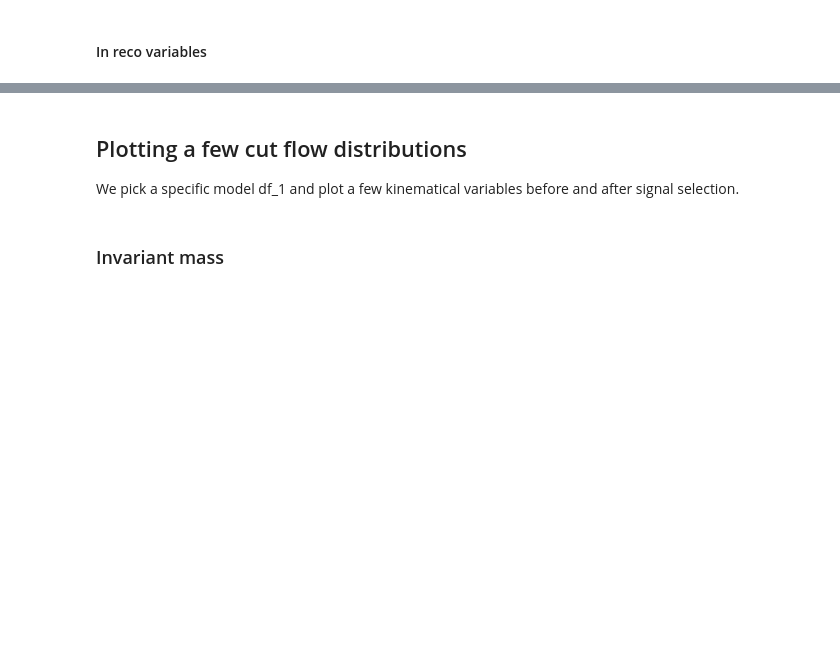
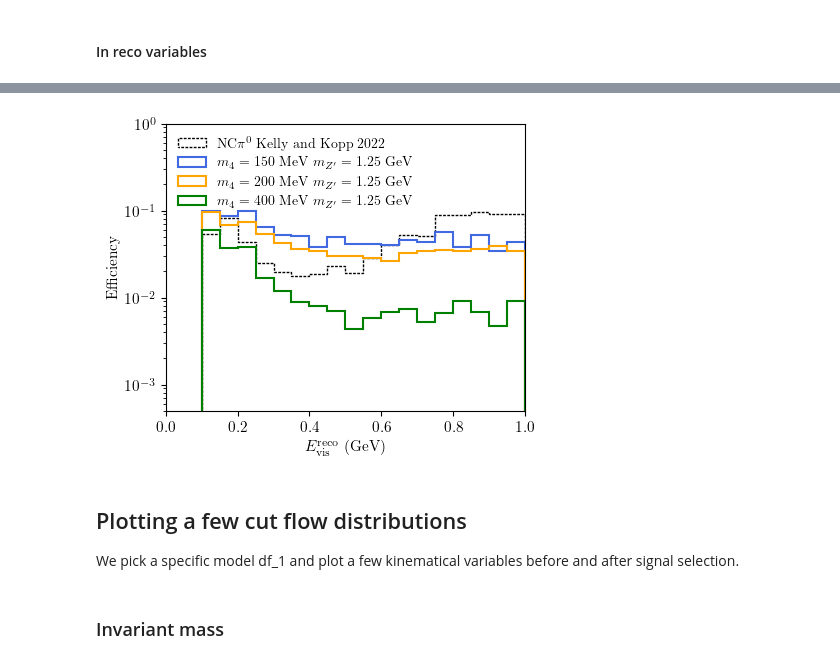
Before and after one commit to mhostert/DarkNews-generator, a Jupyter notebook: examples/Example_4_fastbnb.ipynb, the cells around one changed output, grey strips where cells are left out. Saved outputs shown, nothing was run; the diff lists cells and outputs as text; code cells hidden in the pictures; blank space fills up the shorter version.

```diff
--- a/examples/Example_4_fastbnb.ipynb
+++ b/examples/Example_4_fastbnb.ipynb
@@ -203,34 +212,36 @@ ax.set_yscale('log')
 # %%
 fig, ax = pt.std_fig()
 
 bins = np.linspace(0.0, 1.0, 21, endpoint=True)
 binc = (bins[:-1]+bins[1:])/2
 
 kelly_bins = np.linspace(0.0, 1.0, 21, endpoint=True)
-kelly_circ1_eff = np.genfromtxt(open_text('fastbnb.include.pi0_tools', 'pi0_efficiency_circ1.dat'))
+kelly_circ1_eff = np.genfromtxt(resources.files('fastbnb.include.pi0_tools').joinpath('pi0_efficiency_circ1.dat').open())
 ax.hist(kelly_circ1_eff[:,0], bins= kelly_bins, weights=kelly_circ1_eff[:,1], histtype='step', color='black', ls=(1,(2,1)), label=fr'NC$\pi^0$ Kelly and Kopp 2022')
 
 hist_4_t, _ = np.histogram(VAR_4, bins = bins, weights = df_analysis_4['w_event_rate']/np.sum(df_analysis_4['w_event_rate']))
 hist_5_t, _ = np.histogram(VAR_5, bins = bins, weights = df_analysis_5['w_event_rate']/np.sum(df_analysis_5['w_event_rate']))
 hist_6_t, _ = np.histogram(VAR_6, bins = bins, weights = df_analysis_6['w_event_rate']/np.sum(df_analysis_6['w_event_rate']))
 hist_4, _ = np.histogram(VAR_4, bins = bins, weights = df_analysis_4['reco_w']/np.sum(df_analysis_4['w_event_rate']))
 hist_5, _ = np.histogram(VAR_5, bins = bins, weights = df_analysis_5['reco_w']/np.sum(df_analysis_5['w_event_rate']))
 hist_6, _ = np.histogram(VAR_6, bins = bins, weights = df_analysis_6['reco_w']/np.sum(df_analysis_6['w_event_rate']))
 
 eps_4 = df_analysis_4['reco_w'].sum()/df_analysis_4['w_event_rate'].sum()
 eps_5 = df_analysis_5['reco_w'].sum()/df_analysis_5['w_event_rate'].sum()
 eps_6 = df_analysis_6['reco_w'].sum()/df_analysis_6['w_event_rate'].sum()
 
 _ = ax.hist(binc, bins = bins, weights=hist_4/hist_4_t, histtype='step', edgecolor='royalblue', lw=LW, label=r'$m_4 = 150$~MeV $m_{Z^\prime} = 1.25$~GeV')
 _ = ax.hist(binc, bins = bins, weights=hist_5/hist_5_t, histtype='step', edgecolor='orange', lw=LW, label=r'$m_4 = 200$~MeV $m_{Z^\prime} = 1.25$~GeV')
 _ = ax.hist(binc, bins = bins, weights=hist_6/hist_6_t, histtype='step', edgecolor='green', lw=LW, label=r'$m_4 = 400$~MeV $m_{Z^\prime} = 1.25$~GeV')
 
 ax.legend(loc='upper left', ncol=1, fontsize=10)
 ax.set_xlabel(r'$E_{\rm vis}^{\rm reco}$ (GeV)')
 ax.set_ylabel(r'Efficiency')
 ax.set_xlim(0, max(bins))
 ax.set_ylim(0.5e-3, 1)
 ax.set_yscale('log')
+# %% [output]
+[figure, added]
 # %% [markdown]
 ## Plotting a few cut flow distributions
 
```
Also changed, not shown: parts of 12 cells of this notebook, 8 other files.
